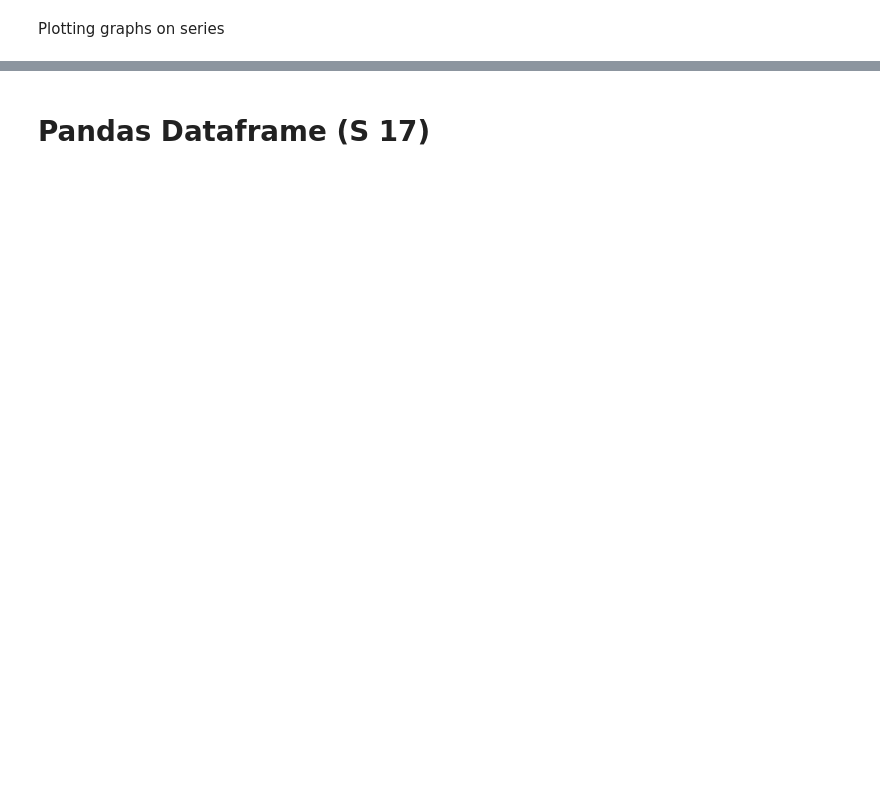
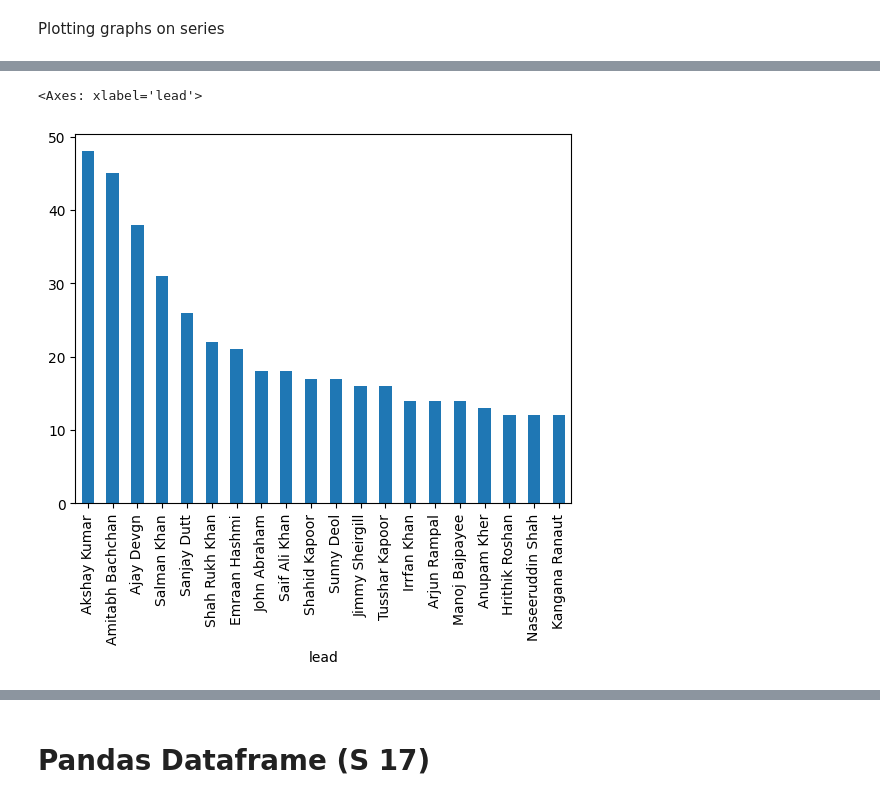
Before and after one commit to ananya-codes-data/Learning-Python, a Jupyter notebook: Notes/sess_pandas.ipynb, the cells around one changed output, grey strips where cells are left out. Saved outputs shown, nothing was run; the diff lists cells and outputs as text; code cells hidden in the pictures; blank space fills up the shorter version.

```diff
--- a/Notes/sess_pandas.ipynb
+++ b/Notes/sess_pandas.ipynb
@@ -693,0 +720,5 @@ Plotting graphs on series
+# %%
+movies.value_counts().head(20).plot(kind= 'bar')
+# %% [output]
+<Axes: xlabel='lead'>
+[figure, added]
```
Also changed, not shown: parts of 39 cells of this notebook.
